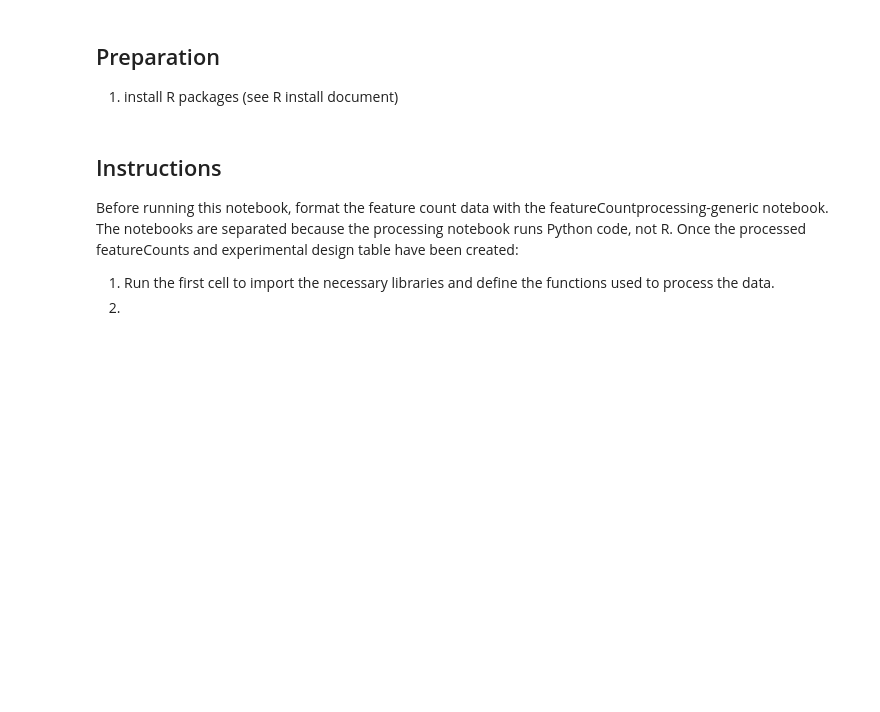
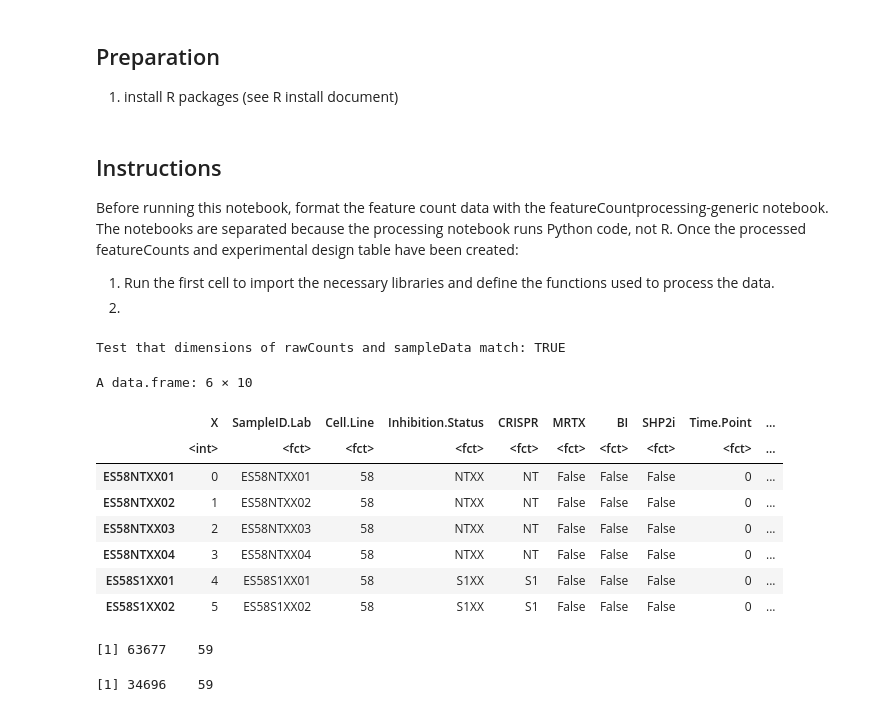
Before and after one commit to esheffels/2020-RNA, a Jupyter notebook: R_diffexp-generic.ipynb, the cells around one changed output. Cells and saved outputs as stored; diff of their text form; code cells hidden in the pictures; blank space fills up the shorter version.

```diff
--- a/R_diffexp-generic.ipynb
+++ b/R_diffexp-generic.ipynb
@@ -20,13 +20,16 @@ Before running this notebook, format the feature count data with the featureCoun
 library("DESeq2")
 
 #define functions for DESeq2 object creation and heatmap creation
+#based on Griffith Lab tutorial here: https://genviz.org/module-04-expression/0004/02/01/DifferentialExpression/
 
 #input and process sample data (experiment design)
 input_sample_data <- function(filepath, print_debug=FALSE){
     sampleData <- read.delim(filepath)
-    sampleData_v2 <- sampleData
+    #save copy of sampleData
+    #sampleData_v2 <- sampleData
 
     rownames(sampleData) <- sampleData$SampleID.Lab
+    #make data type = factor for Cell Line and Time Point (both otherwise treated as continuous variables since both are numbers)
     sampleData$Cell.Line <- factor(sampleData$Cell.Line)
     sampleData$Time.Point <- factor(sampleData$Time.Point)
     if(print_debug == TRUE){
@@ -40,15 +43,46 @@ input_raw_counts <- function(filepath, sampleData, print_debug=FALSE){
     rawCounts <- read.delim(filepath)
     #print(head(rawCounts))
 
-    geneID <- rawCounts$gene_name
+    geneID <- rawCounts$Geneid
     sampleIndex <- grepl("ES\\d+", colnames(rawCounts))
     rawCounts <- as.matrix(rawCounts[,sampleIndex])
     rownames(rawCounts) <- geneID
+     if(print_debug == TRUE){
+        print(head(rawCounts))
+    }
+    rawCounts <- rawCounts[,unique(rownames(sampleData))]
     if(print_debug == TRUE){
         print(head(rawCounts))
     }
-
-    rawCounts <- rawCounts[,unique(rownames(sampleData))]
     cat("Test that dimensions of rawCounts and sampleData match:", all(colnames(rawCounts) == rownames(sampleData)), "\n")
     return(rawCounts)
 }
+# %%
+#H358 input rawCounts (featureCounts) and sample data (experimental design)
+sampleData_H358 <- input_sample_data("20210209_experiment_design_H358.tsv")
+rawCounts_H358 <- input_raw_counts("20210209_featureCount_H358.tsv", sampleData_H358)
+#make DESeq2DataSet object, specifying CRISPR status as a blocking factor and Time point as the comparison variable
+#choosing blocking factor and comparison variable is required, and if there are no divisions in the category chosen an error will occur "model matrix is not full rank"
+dds_H358 <- DESeqDataSetFromMatrix(countData=rawCounts_H358, colData=sampleData_H358, design= ~ CRISPR + Time.Point)
+# %% [output]
+Test that dimensions of rawCounts and sampleData match: TRUE
+# %%
+head(sampleData_H358)
+# %% [output]
+A data.frame: 6 × 10
+|  | X | SampleID.Lab | Cell.Line | Inhibition.Status | CRISPR | MRTX | BI | SHP2i | Time.Point | ... |
+|  | <int> | <fct> | <fct> | <fct> | <fct> | <fct> | <fct> | <fct> | <fct> | ... |
+| ES58NTXX01 | 0 | ES58NTXX01 | 58 | NTXX | NT | False | False | False | 0 | ... |
+| ES58NTXX02 | 1 | ES58NTXX02 | 58 | NTXX | NT | False | False | False | 0 | ... |
+| ES58NTXX03 | 2 | ES58NTXX03 | 58 | NTXX | NT | False | False | False | 0 | ... |
+| ES58NTXX04 | 3 | ES58NTXX04 | 58 | NTXX | NT | False | False | False | 0 | ... |
+| ES58S1XX01 | 4 | ES58S1XX01 | 58 | S1XX | S1 | False | False | False | 0 | ... |
+| ES58S1XX02 | 5 | ES58S1XX02 | 58 | S1XX | S1 | False | False | False | 0 | ... |
+# %%
+#filter for genes with at least 5 counts across all samples to reduce dimensions
+print(dim(dds_H358))
+print(dim(deseq2Data[rowSums(counts(deseq2Data)) > 5, ]))
+dds_H358 <- dds[rowSums(counts(dds)) > 5, ]
+# %% [output]
+[1] 63677    59
+[1] 34696    59
```
Also changed, not shown: parts of 8 cells of this notebook, 9 other files.
